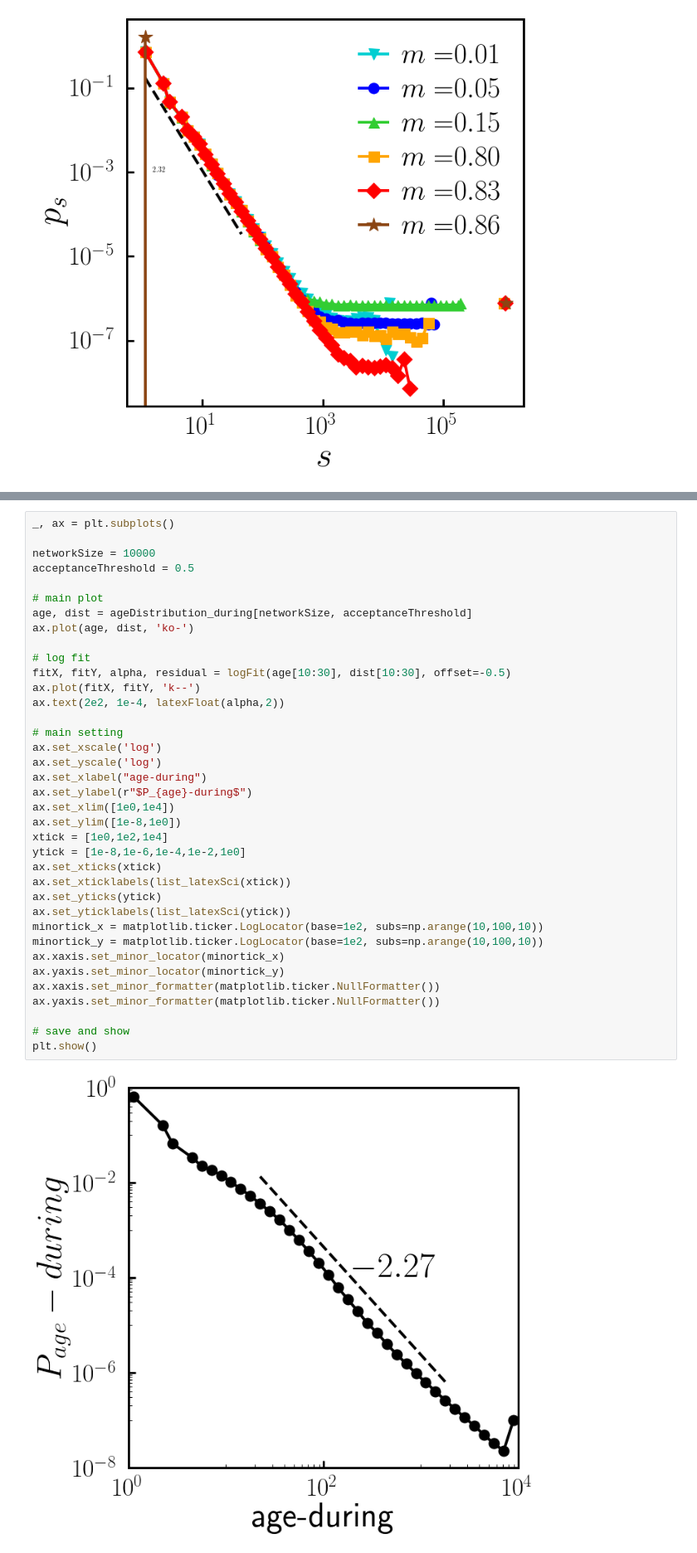
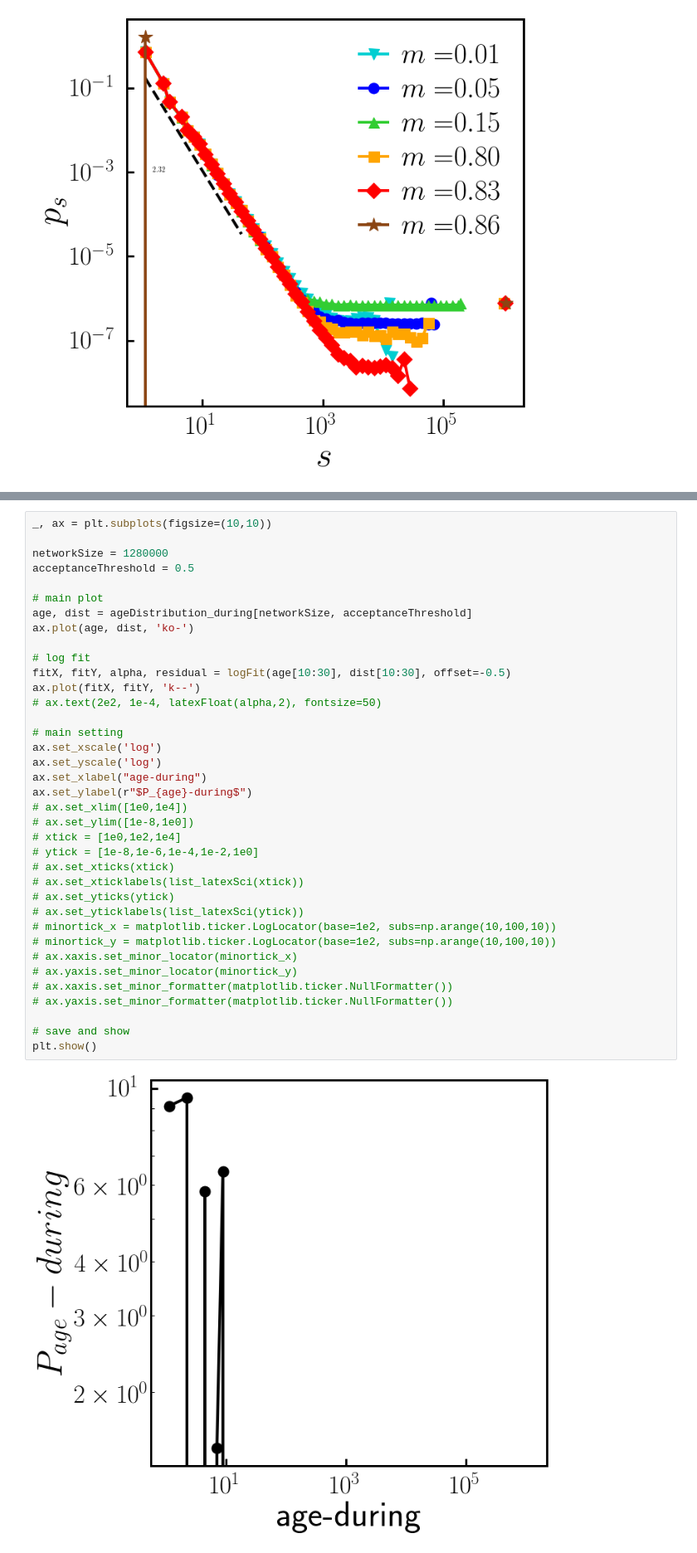
Before and after one commit to hoyunchoi/mBFW, a Jupyter notebook: main-plot.ipynb, the cells around one changed output, grey strips where cells are left out. Shown at 83% size. Saved outputs shown, nothing was run; the diff lists cells and outputs as text.

```diff
--- a/main-plot.ipynb
+++ b/main-plot.ipynb
@@ -560,40 +556,40 @@ plt.show()
 # %%
-_, ax = plt.subplots()
+_, ax = plt.subplots(figsize=(10,10))
 
-networkSize = 10000
+networkSize = 1280000
 acceptanceThreshold = 0.5
 
 # main plot
 age, dist = ageDistribution_during[networkSize, acceptanceThreshold]
 ax.plot(age, dist, 'ko-')
 
 # log fit
 fitX, fitY, alpha, residual = logFit(age[10:30], dist[10:30], offset=-0.5)
 ax.plot(fitX, fitY, 'k--')
-ax.text(2e2, 1e-4, latexFloat(alpha,2))
+# ax.text(2e2, 1e-4, latexFloat(alpha,2), fontsize=50)
 
 # main setting
 ax.set_xscale('log')
 ax.set_yscale('log')
 ax.set_xlabel("age-during")
 ax.set_ylabel(r"$P_{age}-during$")
-ax.set_xlim([1e0,1e4])
-ax.set_ylim([1e-8,1e0])
-xtick = [1e0,1e2,1e4]
-ytick = [1e-8,1e-6,1e-4,1e-2,1e0]
-ax.set_xticks(xtick)
-ax.set_xticklabels(list_latexSci(xtick))
-ax.set_yticks(ytick)
-ax.set_yticklabels(list_latexSci(ytick))
-minortick_x = matplotlib.ticker.LogLocator(base=1e2, subs=np.arange(10,100,10))
-minortick_y = matplotlib.ticker.LogLocator(base=1e2, subs=np.arange(10,100,10))
-ax.xaxis.set_minor_locator(minortick_x)
-ax.yaxis.set_minor_locator(minortick_y)
-ax.xaxis.set_minor_formatter(matplotlib.ticker.NullFormatter())
-ax.yaxis.set_minor_formatter(matplotlib.ticker.NullFormatter())
+# ax.set_xlim([1e0,1e4])
+# ax.set_ylim([1e-8,1e0])
+# xtick = [1e0,1e2,1e4]
+# ytick = [1e-8,1e-6,1e-4,1e-2,1e0]
+# ax.set_xticks(xtick)
+# ax.set_xticklabels(list_latexSci(xtick))
+# ax.set_yticks(ytick)
+# ax.set_yticklabels(list_latexSci(ytick))
+# minortick_x = matplotlib.ticker.LogLocator(base=1e2, subs=np.arange(10,100,10))
+# minortick_y = matplotlib.ticker.LogLocator(base=1e2, subs=np.arange(10,100,10))
+# ax.xaxis.set_minor_locator(minortick_x)
+# ax.yaxis.set_minor_locator(minortick_y)
+# ax.xaxis.set_minor_formatter(matplotlib.ticker.NullFormatter())
+# ax.yaxis.set_minor_formatter(matplotlib.ticker.NullFormatter())
 
 # save and show
 plt.show()
 # %% [output]
-[figure, old version]
+[figure, new version]
 # %%
```
Also changed, not shown: parts of 10 cells of this notebook.
